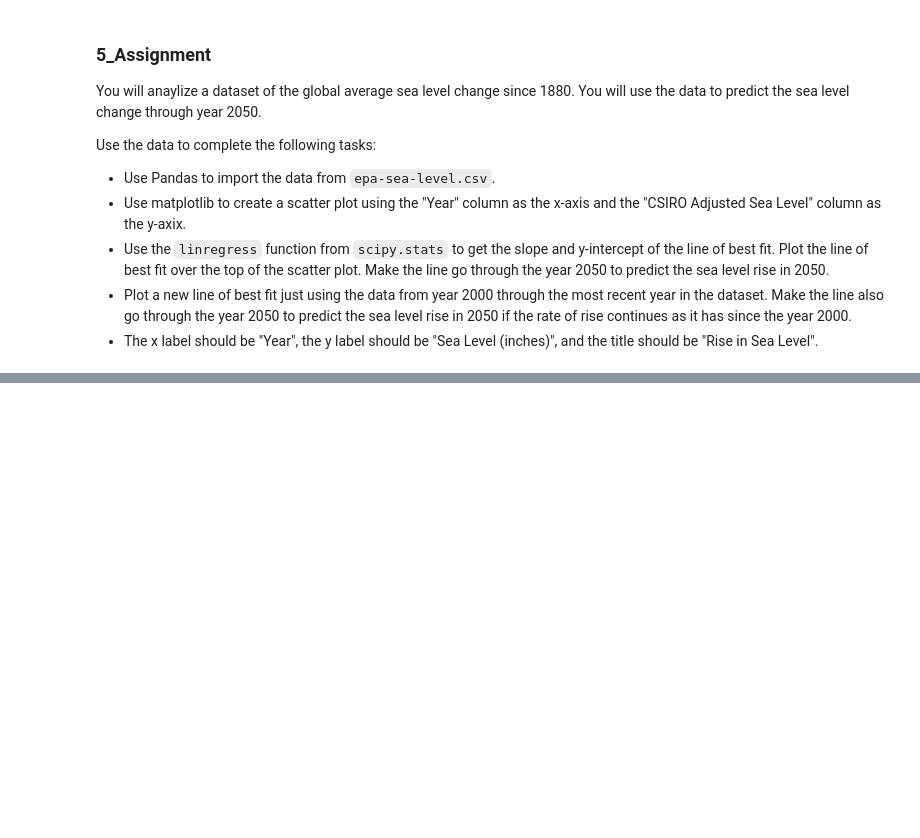
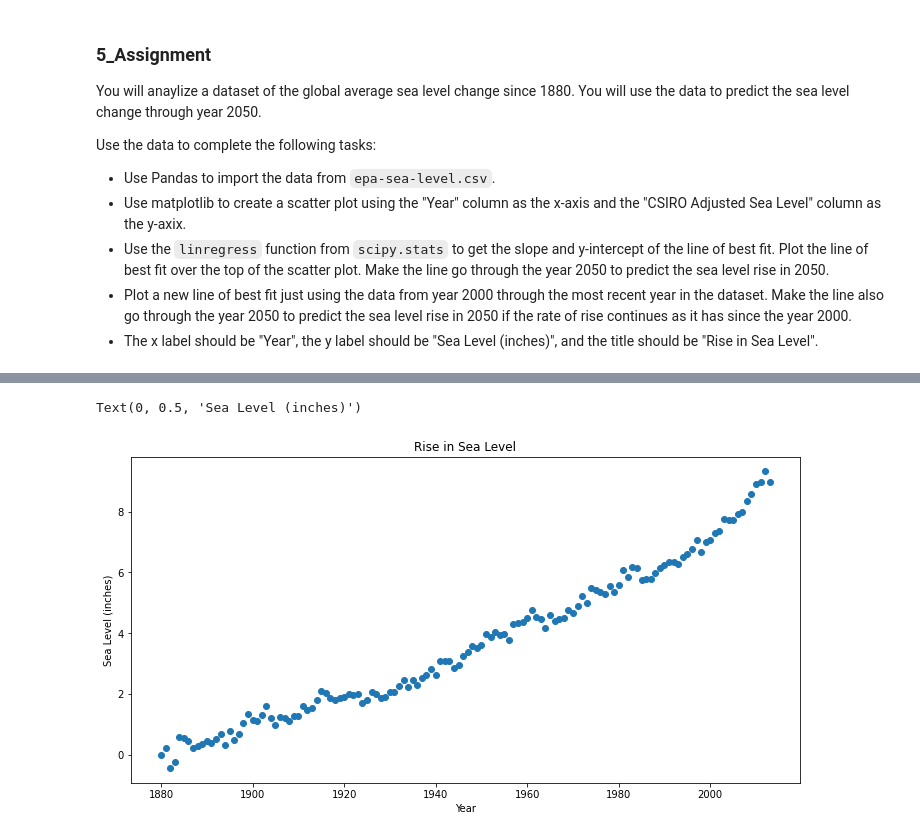
Before and after one commit to danhtran2k20/pyData, a Jupyter notebook: zpyDS0_Project/sea-level-predictor/sea_level_predictor.ipynb, the cells around one changed output, grey strips where cells are left out. Cells and saved outputs as stored; diff of their text form; code cells hidden in the pictures; blank space fills up the shorter version.

```diff
--- a/zpyDS0_Project/sea-level-predictor/sea_level_predictor.ipynb
+++ b/zpyDS0_Project/sea-level-predictor/sea_level_predictor.ipynb
@@ -13,3 +13,7 @@ Use the data to complete the following tasks:
 import pandas as pd
 import matplotlib.pyplot as plt
 from scipy.stats import linregress
+# %%
+# Read data from file
+df = pd.read_csv('epa-sea-level.csv')
+df.head()
@@ -15,0 +27,11 @@ from scipy.stats import linregress
+# %%
+# Create scatter plot
+plt.figure(figsize=(12,6))
+plt.scatter(df["Year"], df["CSIRO Adjusted Sea Level"])
+plt.xticks(np.arange(0,151,25))
+plt.title("Rise in Sea Level")
+plt.xlabel("Year")
+plt.ylabel("Sea Level (inches)")
+# %% [output]
+Text(0, 0.5, 'Sea Level (inches)')
+[figure, added]
```
Also changed, not shown: parts of 4 cells of this notebook, 5 other files.
